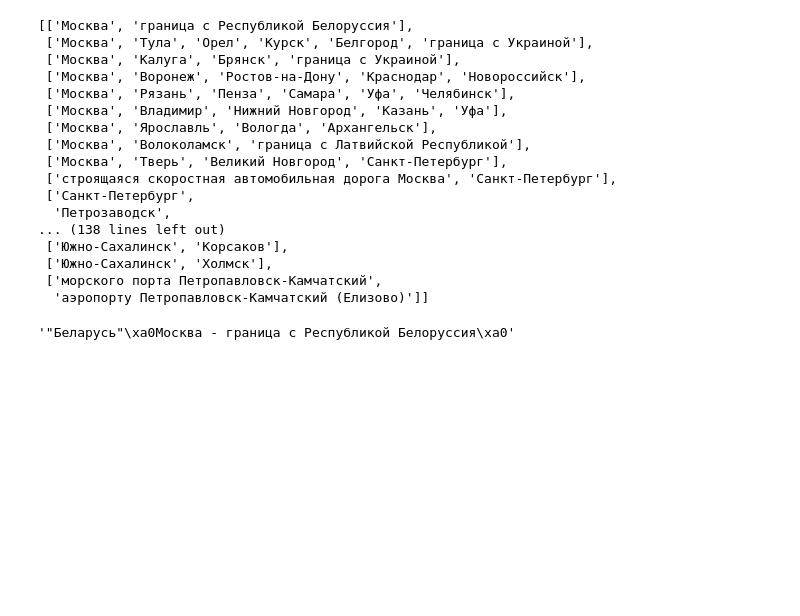
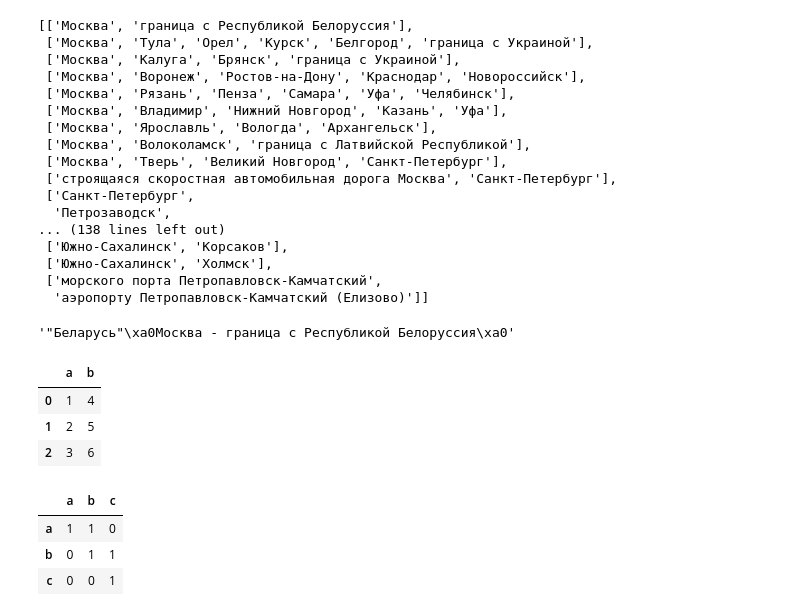
Before and after one commit to indianlyc/lectures_lyc, a Jupyter notebook: 2023.01.21 Графы. Способы представления.ipynb, the cells around one changed output. Drawn from its saved outputs; the diff is of its cells as text; code cells hidden in the pictures; blank space fills up the shorter version.

```diff
--- a/2023.01.21 Графы. Способы представления.ipynb
+++ b/2023.01.21 Графы. Способы представления.ipynb
@@ -82,0 +90,17 @@ dz230121
+# %%
+d = {"a": [1,2,3], "b": [4,5,6]}
+data = pd.DataFrame(d)
+data.to_csv("filename", index=False, header=False)
+# %% [output]
+|  | a | b |
+| 0 | 1 | 4 |
+| 1 | 2 | 5 |
+| 2 | 3 | 6 |
+# %%
+data = pd.DataFrame([(1,1,0), (0,1,1), (0,0,1)], index=['a', 'b', 'c'], columns=['a', 'b', 'c'])
+data
+# %% [output]
+|  | a | b | c |
+| a | 1 | 1 | 0 |
+| b | 0 | 1 | 1 |
+| c | 0 | 0 | 1 |
```
Also changed, not shown: parts of 11 cells of this notebook, 2 other files.
